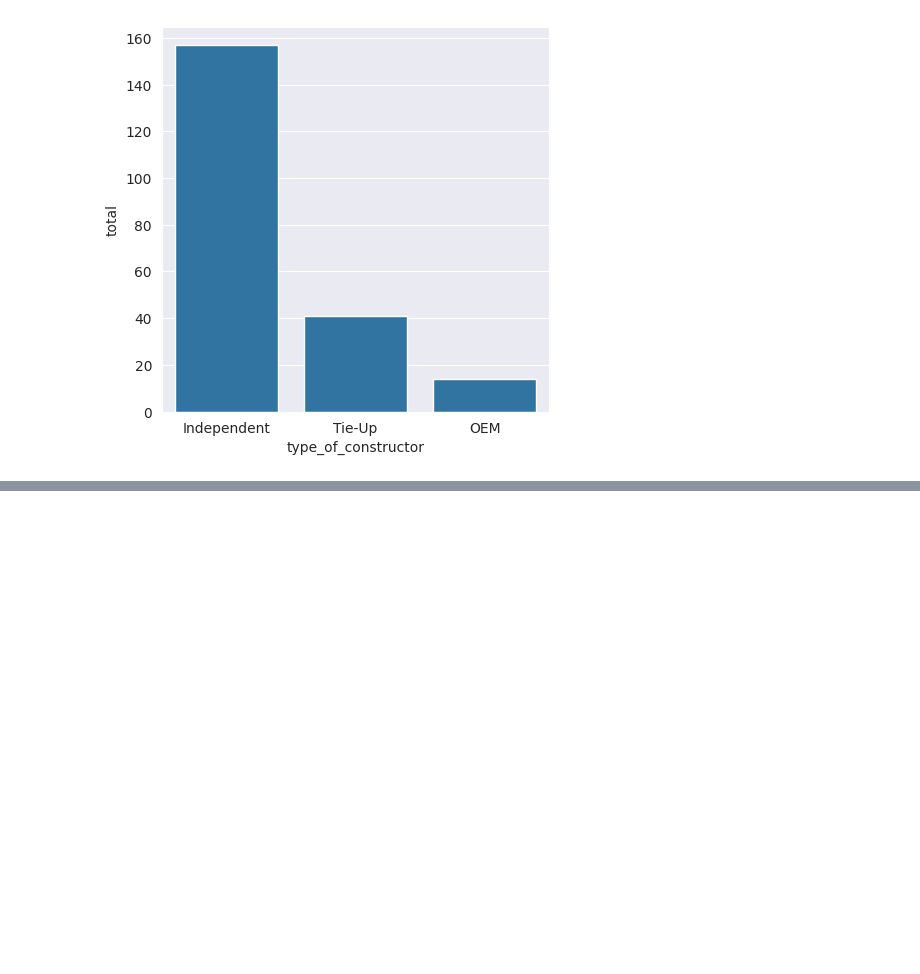
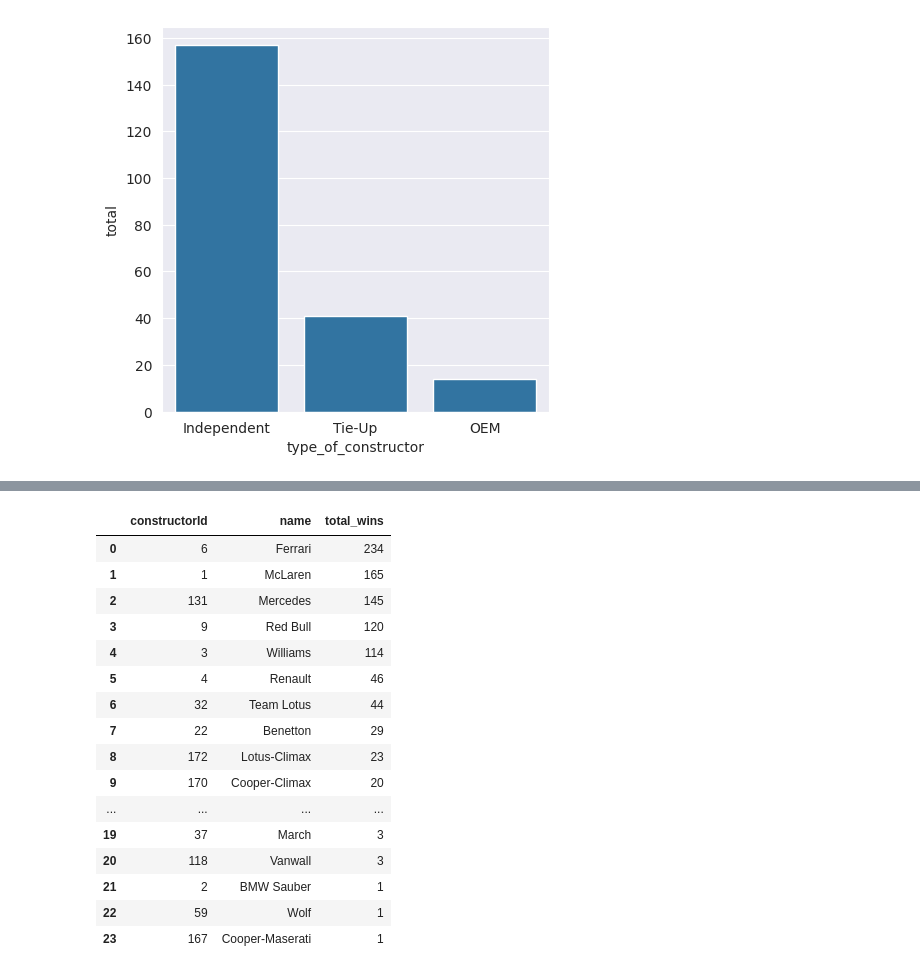
Before and after one commit to rahulakrish/formula_1, a Jupyter notebook: notebook.ipynb, the cells around one changed output, grey strips where cells are left out. Drawn from its saved outputs; the diff is of its cells as text; code cells hidden in the pictures; blank space fills up the shorter version.

```diff
--- a/notebook.ipynb
+++ b/notebook.ipynb
@@ -177,0 +215,34 @@ sns.barplot(data=result, x='type_of_constructor', y='total');
+# %%
+##Only for wins
+query = """
+
+SELECT constructors.constructorId,
+       constructors.name,
+       COUNT(*) AS total_wins
+FROM constructors
+JOIN constructor_standings
+  ON constructors.constructorId = constructor_standings.constructorId
+WHERE constructor_standings.position = 1
+GROUP BY constructors.constructorId, constructors.name
+ORDER BY total_wins DESC
+
+"""
+sqldf.run(query)
+# %% [output]
+|  | constructorId | name | total_wins |
+| 0 | 6 | Ferrari | 234 |
+| 1 | 1 | McLaren | 165 |
+| 2 | 131 | Mercedes | 145 |
+| 3 | 9 | Red Bull | 120 |
+| 4 | 3 | Williams | 114 |
+| 5 | 4 | Renault | 46 |
+| 6 | 32 | Team Lotus | 44 |
+| 7 | 22 | Benetton | 29 |
+| 8 | 172 | Lotus-Climax | 23 |
+| 9 | 170 | Cooper-Climax | 20 |
+| ... | ... | ... | ... |
+| 19 | 37 | March | 3 |
+| 20 | 118 | Vanwall | 3 |
+| 21 | 2 | BMW Sauber | 1 |
+| 22 | 59 | Wolf | 1 |
+| 23 | 167 | Cooper-Maserati | 1 |
```
Also changed, not shown: parts of 9 cells of this notebook.
